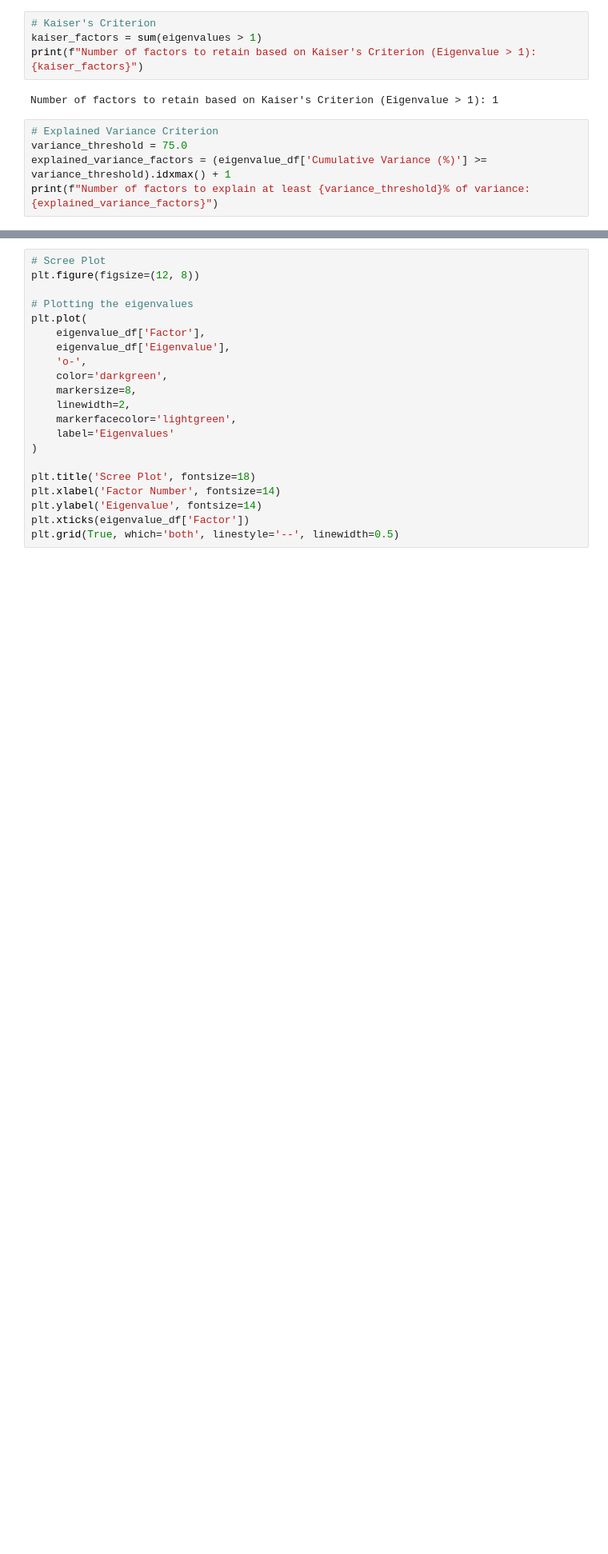
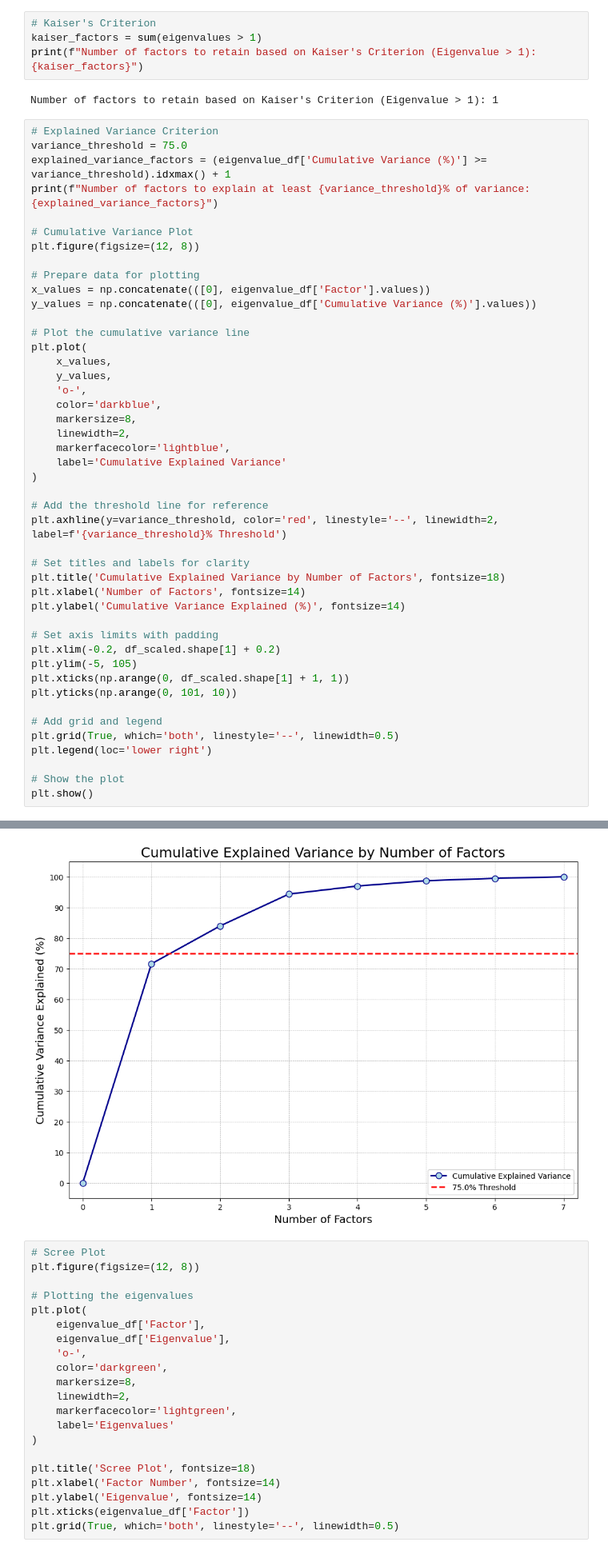
Before and after one commit to invisiofficial/1f989751bcea4065b5eb562c5217d641bc0198b3691ae3788917facf6af69728, a Jupyter notebook: FactorAnalysis.ipynb, the cells around one changed output, grey strips where cells are left out. Shown at 80% size. Saved outputs shown, nothing was run; the diff lists cells and outputs as text; blank space fills up the shorter version.

```diff
--- a/FactorAnalysis.ipynb
+++ b/FactorAnalysis.ipynb
@@ -358,10 +412,51 @@ Number of factors to retain based on Kaiser's Criterion (Eigenvalue > 1): 1
 # %%
 # Explained Variance Criterion
 variance_threshold = 75.0
 explained_variance_factors = (eigenvalue_df['Cumulative Variance (%)'] >= variance_threshold).idxmax() + 1
 print(f"Number of factors to explain at least {variance_threshold}% of variance: {explained_variance_factors}")
+
+# Cumulative Variance Plot
+plt.figure(figsize=(12, 8))
+
+# Prepare data for plotting
+x_values = np.concatenate(([0], eigenvalue_df['Factor'].values))
+y_values = np.concatenate(([0], eigenvalue_df['Cumulative Variance (%)'].values))
+
+# Plot the cumulative variance line
+plt.plot(
+    x_values,
+    y_values,
+    'o-',
+    color='darkblue',
+    markersize=8,
+    linewidth=2,
+    markerfacecolor='lightblue',
+    label='Cumulative Explained Variance'
+)
+
+# Add the threshold line for reference
+plt.axhline(y=variance_threshold, color='red', linestyle='--', linewidth=2, label=f'{variance_threshold}% Threshold')
+
+# Set titles and labels for clarity
+plt.title('Cumulative Explained Variance by Number of Factors', fontsize=18)
+plt.xlabel('Number of Factors', fontsize=14)
+plt.ylabel('Cumulative Variance Explained (%)', fontsize=14)
+
+# Set axis limits with padding
+plt.xlim(-0.2, df_scaled.shape[1] + 0.2)
+plt.ylim(-5, 105)
+plt.xticks(np.arange(0, df_scaled.shape[1] + 1, 1))
+plt.yticks(np.arange(0, 101, 10))
+
+# Add grid and legend
+plt.grid(True, which='both', linestyle='--', linewidth=0.5)
+plt.legend(loc='lower right')
+
+# Show the plot
+plt.show()
 # %% [output]
 Number of factors to explain at least 75.0% of variance: 2
+[figure, added]
 # %%
 # Scree Plot
 plt.figure(figsize=(12, 8))
```
Also changed, not shown: parts of 8 cells of this notebook.
